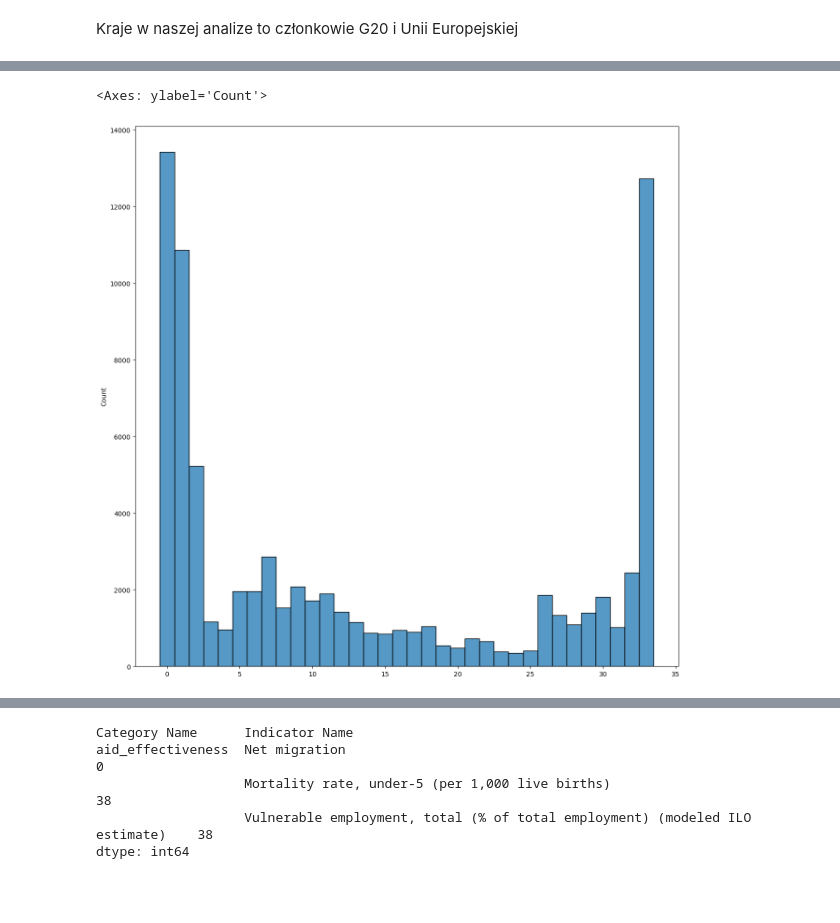
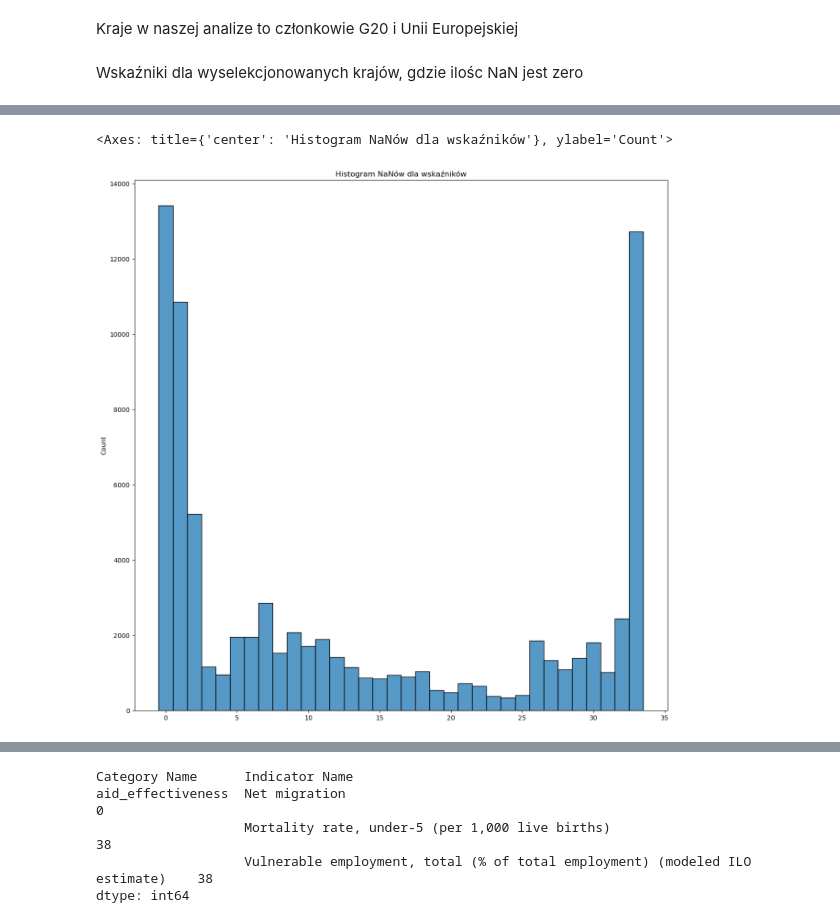
Before and after one commit to Jkm07/World_Bank_Data_Analysis, a Jupyter notebook: feature_selection.ipynb, the cells around one changed output, grey strips where cells are left out. Drawn from its saved outputs; the diff is of its cells as text; code cells hidden in the pictures; blank space fills up the shorter version.

```diff
--- a/feature_selection.ipynb
+++ b/feature_selection.ipynb
@@ -233,6 +243,8 @@ eu = [
     "Spain",
     "Sweden"
 ]
+# %% [markdown]
+Wskaźniki dla wyselekcjonowanych krajów, gdzie ilośc NaN jest zero
 # %%
 filtered_countries = result_dataframe[result_dataframe['Country Name'].isin(eu + g20)]
 filtered_countries.isnull().sum(axis=1).loc[lambda x : x == 0].sort_values(ascending=False)
@@ -252,9 +264,10 @@ ZAF           urban_developmen               Population in largest city
 Length: 4926, dtype: int64
 # %%
 plt.figure(figsize=(15,15))
+plt.title("Histogram NaNów dla wskaźników")
 sns.histplot(data=filtered_countries.iloc[:, 31:].isnull().sum(axis=1), discrete = True)
 # %% [output]
-<Axes: ylabel='Count'>
+<Axes: title={'center': 'Histogram NaNów dla wskaźników'}, ylabel='Count'>
-[figure, old version]
+[figure, new version]
 # %%
 plt.figure(figsize=(15,15))
```
Also changed, not shown: parts of 56 cells of this notebook, 1 other file.
